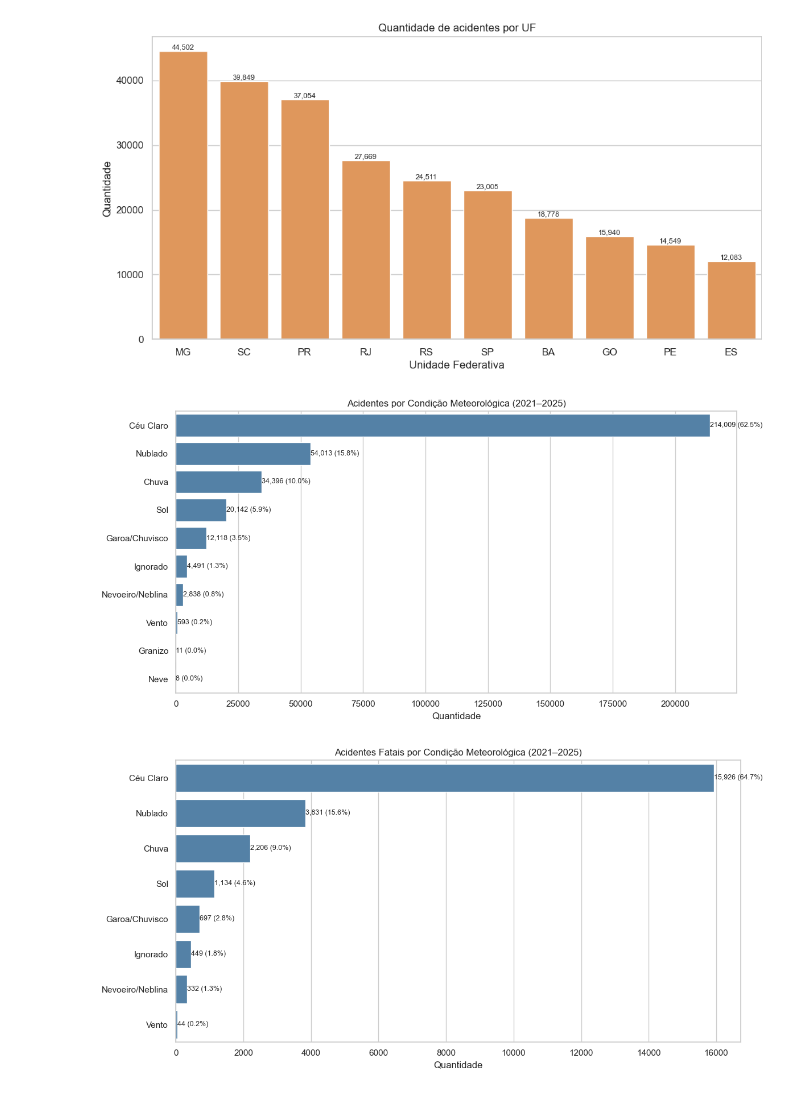
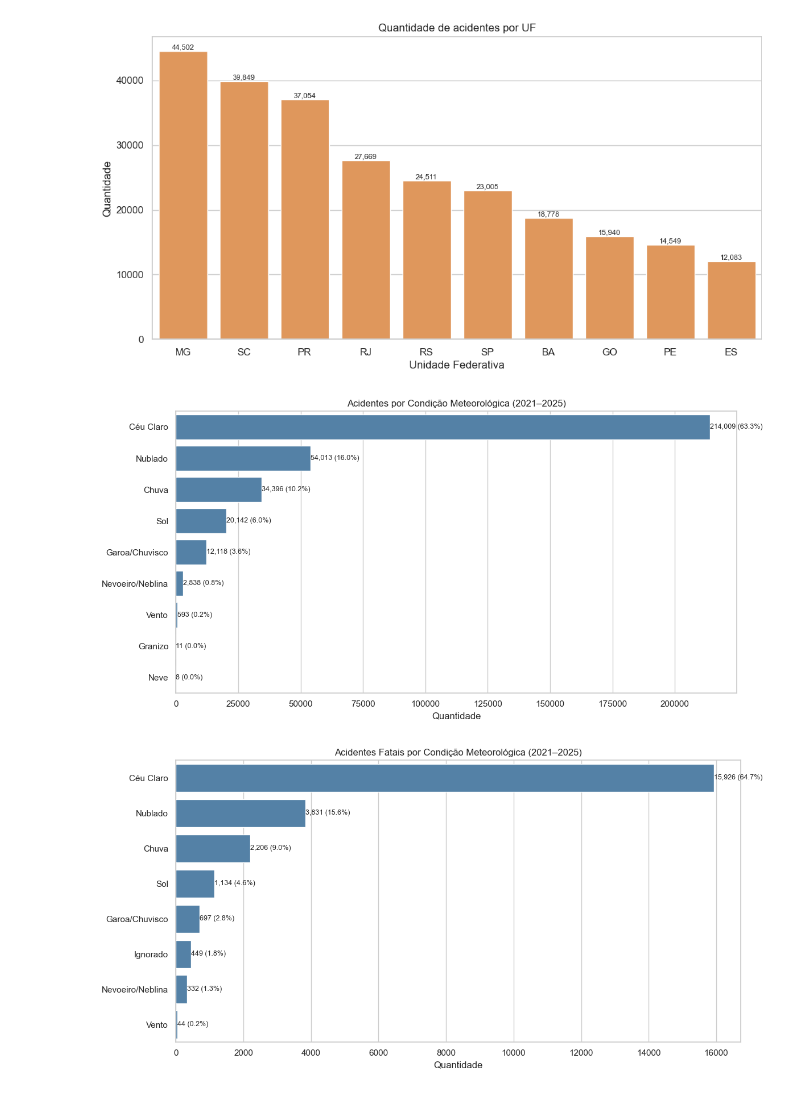
Before and after one commit to LucasMesquitaAlc/acidentes-prf-analise, a Jupyter notebook: notebooks/02_EDA.ipynb, the cells around one changed output. Cells and saved outputs as stored; diff of their text form; code cells hidden in the pictures.

```diff
--- a/notebooks/02_EDA.ipynb
+++ b/notebooks/02_EDA.ipynb
@@ -135,33 +135,26 @@ plt.show()
 # %% [output]
 [figure]
 # %%
-top_clima = df['condicao_metereologica'].value_counts().index
+df_clima = df[df['condicao_metereologica'] != 'Ignorado']
+top_clima = df_clima['condicao_metereologica'].value_counts().index
 
 plt.figure(figsize=(12, 6))
-ax = sns.countplot(
-    data=df,
-    y='condicao_metereologica',
-    order=top_clima,
-    color='steelblue'
-)
+ax = sns.countplot(data=df_clima, y='condicao_metereologica', order=top_clima, color='steelblue')
 
-total = len(df)
+total = len(df_clima)
 for bar in ax.patches:
     width = bar.get_width()
     if width > 0:
-        ax.text(
-            width,
-            bar.get_y() + bar.get_height() / 2,
-            f'{int(width):,} ({width/total*100:.1f}%)',
-            ha='left', va='center', fontsize=9
-        )
+        ax.text(width, bar.get_y() + bar.get_height() / 2,
+                f'{int(width):,} ({width/total*100:.1f}%)',
+                ha='left', va='center', fontsize=9)
 
 plt.title('Acidentes por Condição Meteorológica (2021–2025)')
 plt.xlabel('Quantidade')
 plt.ylabel('')
 plt.tight_layout()
 plt.show()
 # %% [output]
-[figure, old version]
+[figure, new version]
 # %%
 top_clima = df_fatal['condicao_metereologica'].value_counts().index
```
Also changed, not shown: parts of 12 cells of this notebook, 1 other file.
